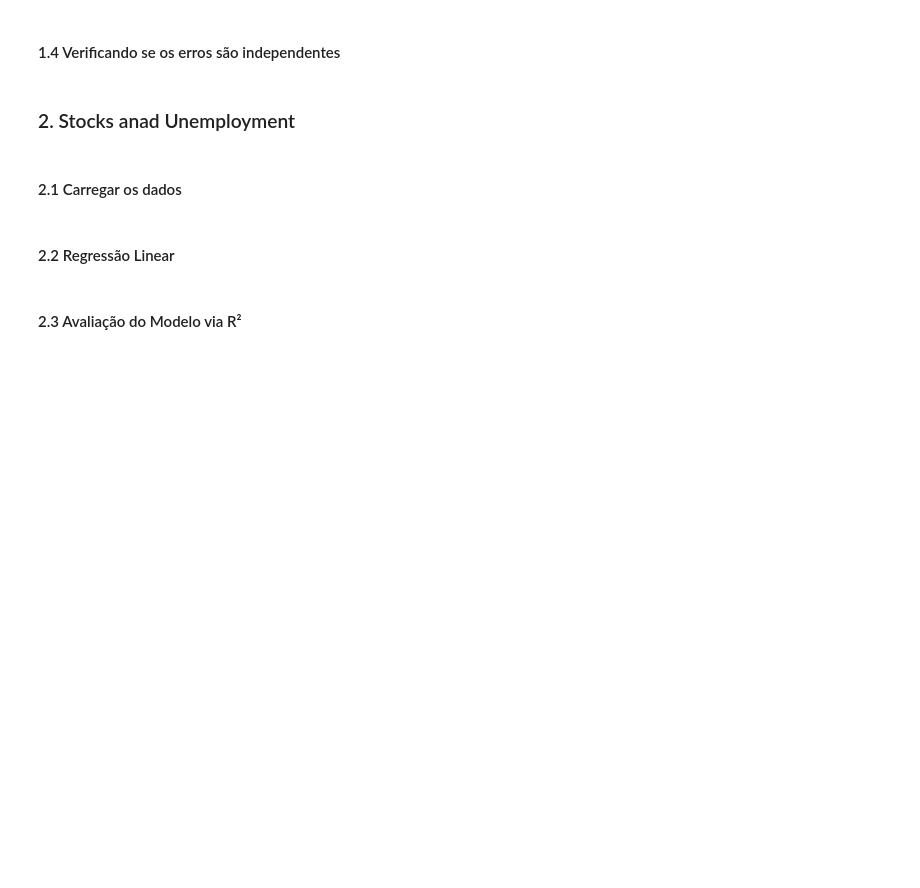
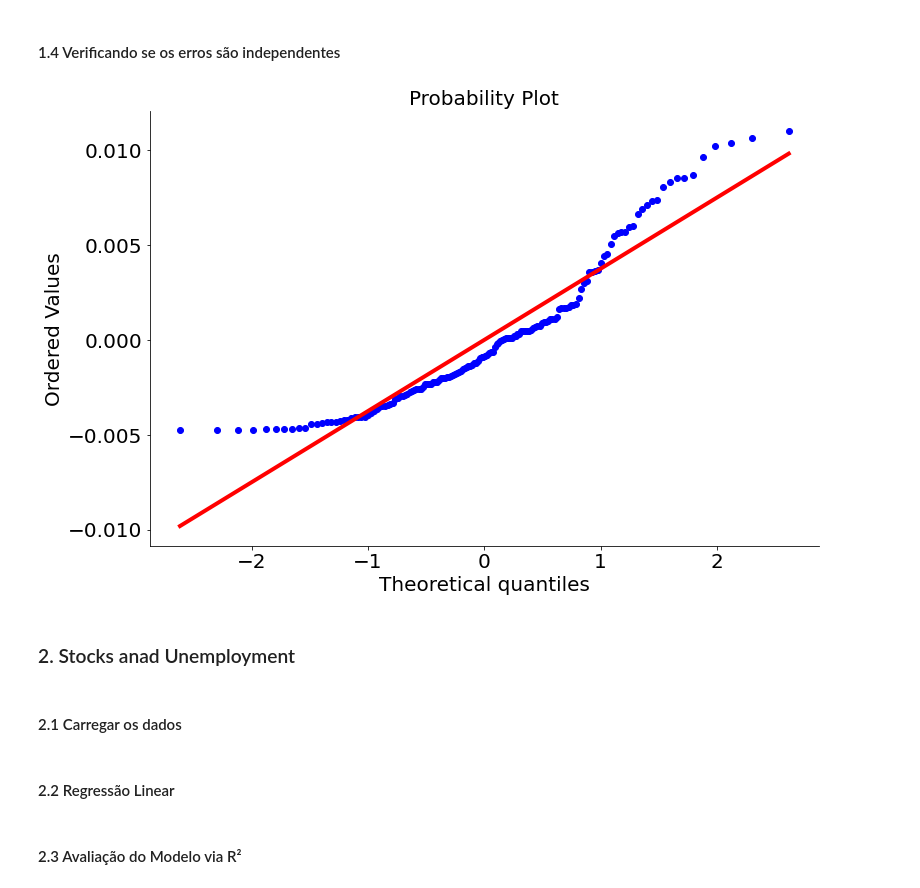
Before and after one commit to nuttka/icd, a Jupyter notebook: lista8.ipynb, the cells around one changed output. Saved outputs shown, nothing was run; the diff lists cells and outputs as text; code cells hidden in the pictures; blank space fills up the shorter version.

```diff
--- a/lista8.ipynb
+++ b/lista8.ipynb
@@ -445,8 +451,11 @@ assert_equal(menores, 78)
 # %%
 # avaliacao via grafico dos residuos (sem correcao automatica)
 
-# seu codigo aqui
-# gabarito a seguir
+ss.probplot(y - y.mean(), plot=plt)
+despine()
+plt.show()
+# %% [output]
+[figure, added]
 # %%
 # ss.probplot(y - y.mean(), plot=plt)
 # despine()
```
Also changed, not shown: parts of 18 cells of this notebook, 3 other files.
